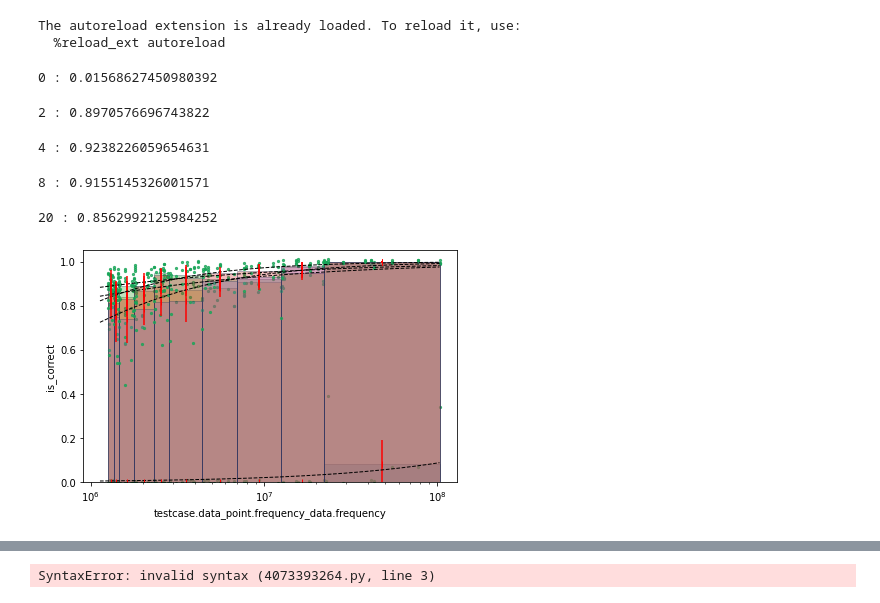
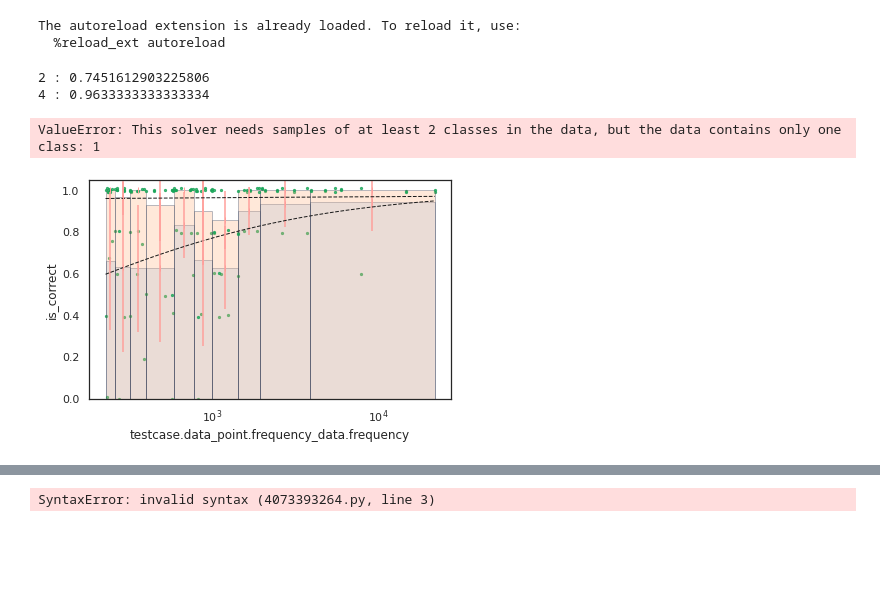
Before and after one commit to yasamanrazeghi7/TermFrequency, a Jupyter notebook: GPTAnalyzer/AggregateResults/clean_plots.ipynb, the cells around one changed output, grey strips where cells are left out. Saved outputs shown, nothing was run; the diff lists cells and outputs as text; code cells hidden in the pictures; blank space fills up the shorter version.

Commit message:
Add another plot draw

```diff
--- a/GPTAnalyzer/AggregateResults/clean_plots.ipynb
+++ b/GPTAnalyzer/AggregateResults/clean_plots.ipynb
@@ -51,15 +51,13 @@ def find_frequency(row, second_str, WORD, freq_dict):
         not_found = 1
     return num_2_key, num_2_frequency, not_found
 # %%
-WORD = 'plus'
+WORD = 'decade'
 MODEL = 'gptj'
-for shots in [0, 2, 4, 8, 20]:
-    a = save_plot_and_get_info(WORD, shots, MODEL, show_plot = False)
+for shots in [2, 4, 8, 20]:
+    a = save_freq_acc_plot_and_get_info(WORD, shots, MODEL, show_plot = False)
     print(shots, ":", a.accuracy_all)
 # %% [output]
-0 : 0.01568627450980392
+2 : 0.7451612903225806
+4 : 0.9633333333333334
-2 : 0.8970576696743822
+ValueError: This solver needs samples of at least 2 classes in the data, but the data contains only one class: 1
-4 : 0.9238226059654631
-8 : 0.9155145326001571
-20 : 0.8562992125984252
-[figure, old version]
+[figure, new version]
```
Also changed, not shown: parts of 3 cells of this notebook, 1 other file.
